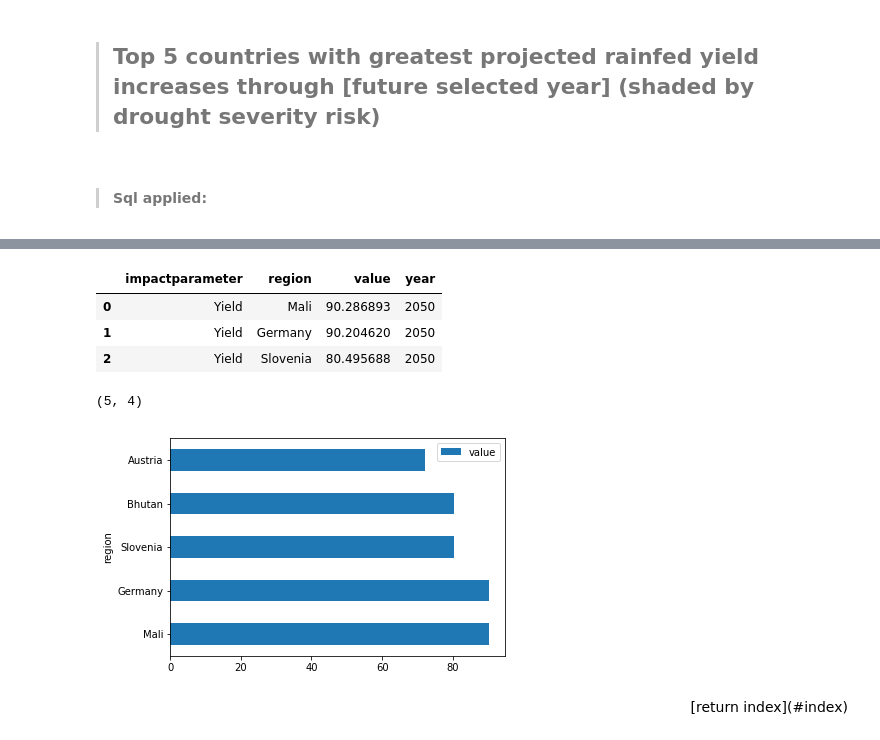
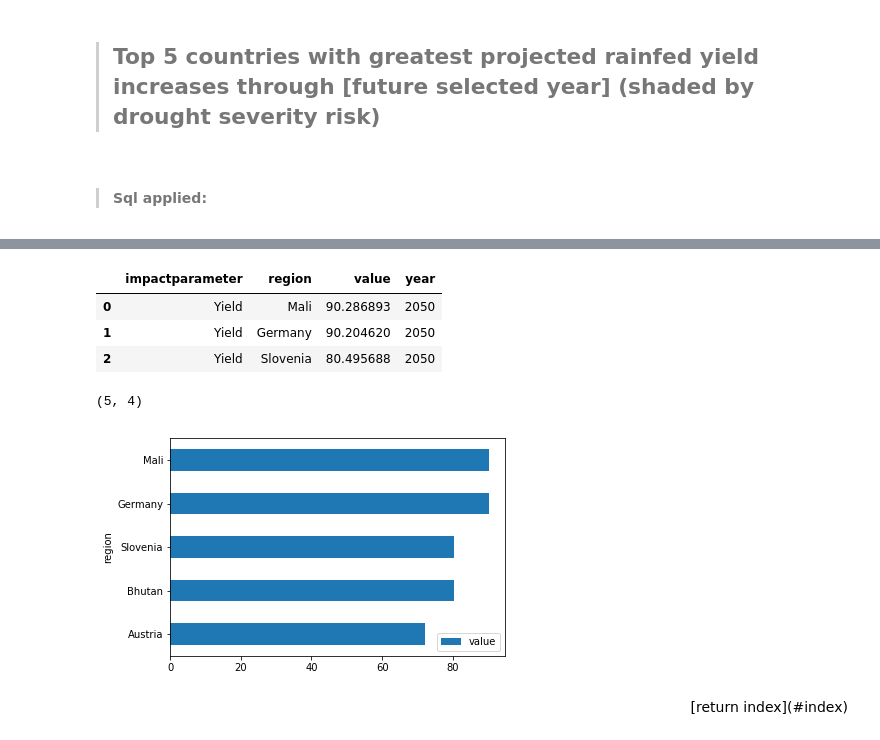
Before and after one commit to resource-watch/notebooks, a Jupyter notebook: Aqueduct/lab/AQ1_widget_exploration.ipynb, the cells around one changed output, grey strips where cells are left out. Drawn from its saved outputs; the diff is of its cells as text; code cells hidden in the pictures.

````diff
--- a/Aqueduct/lab/AQ1_widget_exploration.ipynb
+++ b/Aqueduct/lab/AQ1_widget_exploration.ipynb
@@ -278,7 +300,7 @@ order by value desc limit 5
 dataset = query(sql)
 display(dataset.head(3))
 display(dataset.shape)
-dataset.plot.barh(y='value', x='region');
+dataset.sort_values('value').plot.barh(y='value', x='region');
 # %% [output]
 >#### Sql applied:
 >>```sql
@@ -303,9 +325,9 @@ order by value desc limit 5
 |  | impactparameter | region | value | year |
 | 0 | Yield | Mali | 90.286893 | 2050 |
 | 1 | Yield | Germany | 90.204620 | 2050 |
 | 2 | Yield | Slovenia | 80.495688 | 2050 |
 (5, 4)
-[figure, old version]
+[figure, new version]
 # %% [markdown]
 <div style="text-align: right"> [return index](#index) </div>
 # %% [markdown]
````
Also changed, not shown: parts of 5 cells of this notebook.
